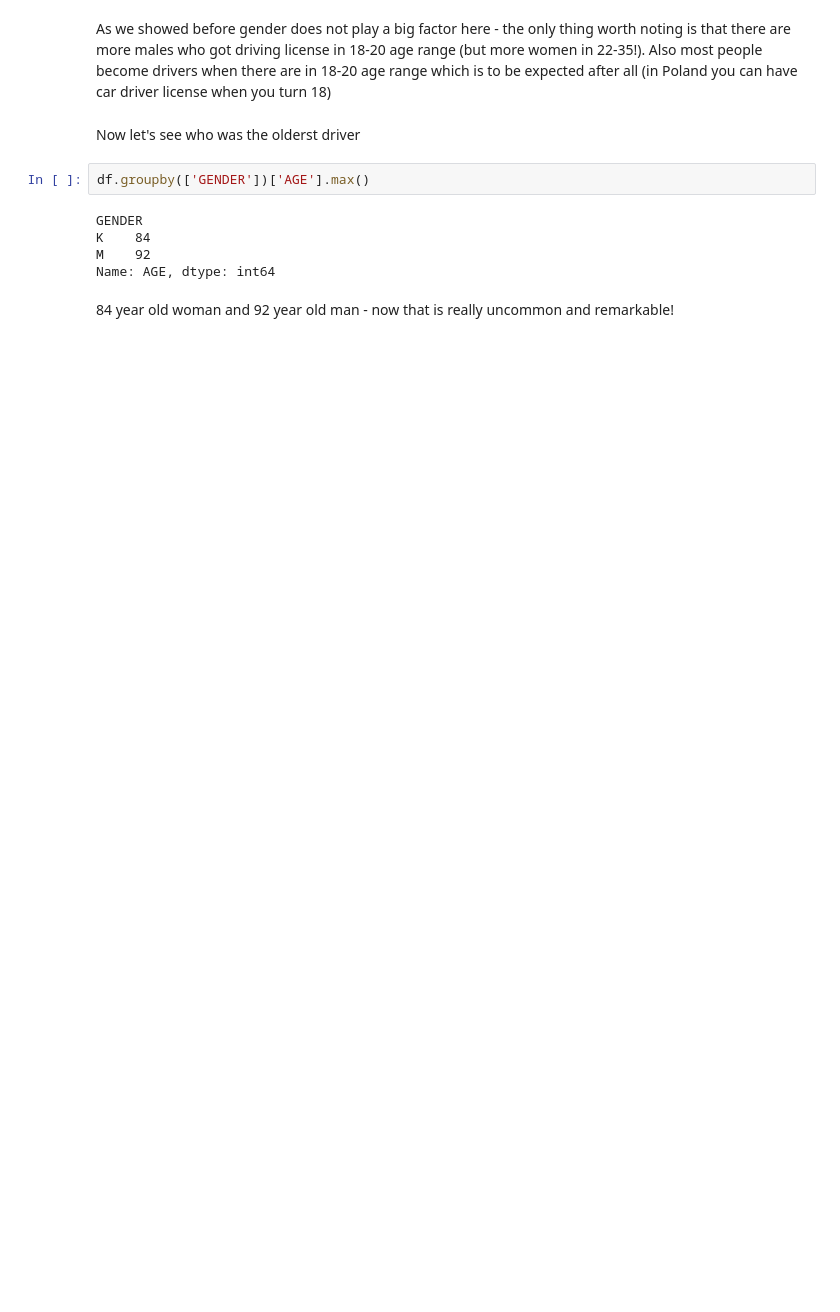
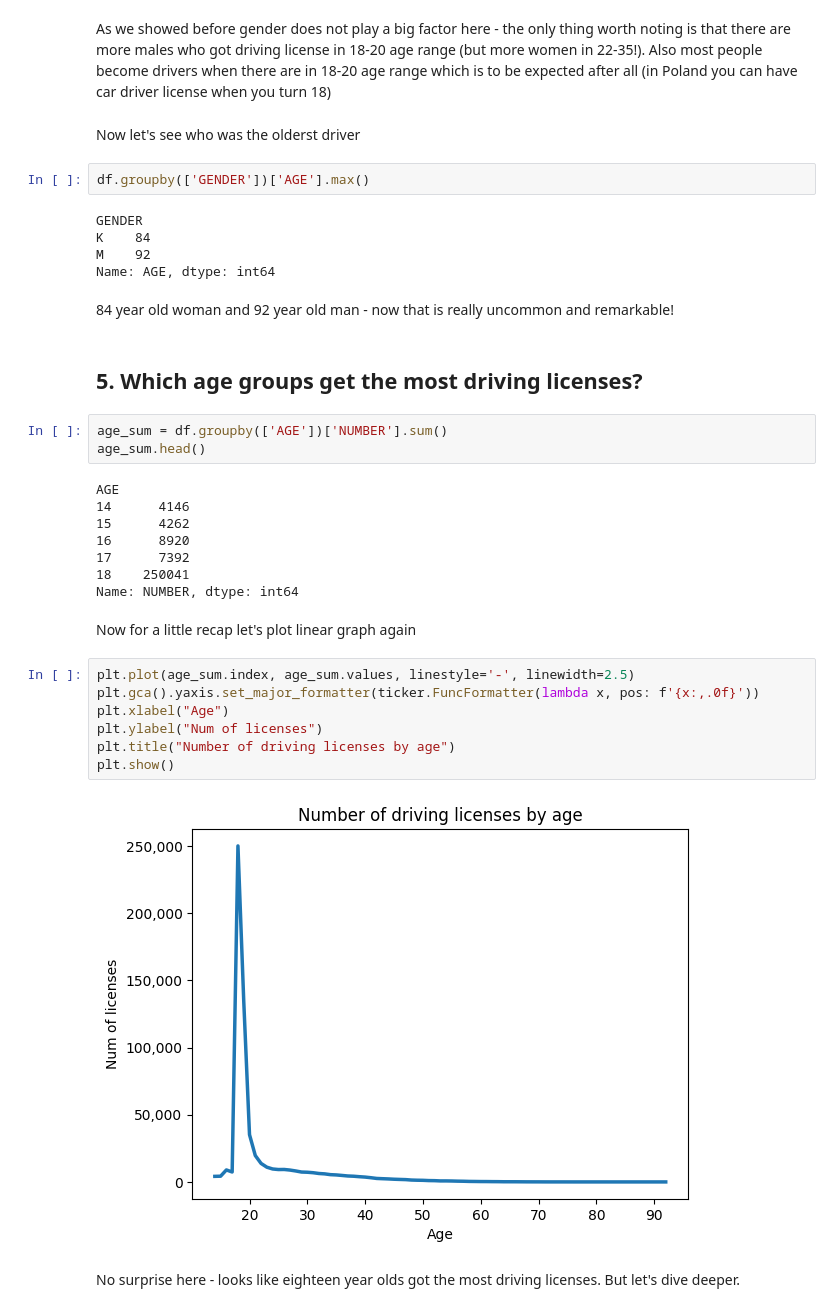
Before and after one commit to izabelakolodziejska/driver_license_analysis, a Jupyter notebook: analysis.ipynb, the cells around one changed output. Drawn from its saved outputs; the diff is of its cells as text; blank space fills up the shorter version.

```diff
--- a/analysis.ipynb
+++ b/analysis.ipynb
@@ -193,3 +192,29 @@ M    92
 Name: AGE, dtype: int64
 # %% [markdown]
 84 year old woman and 92 year old man - now that is really uncommon and remarkable!
+# %% [markdown]
+## 5. Which age groups get the most driving licenses?
+# %%
+age_sum = df.groupby(['AGE'])['NUMBER'].sum()
+age_sum.head()
+# %% [output]
+AGE
+14      4146
+15      4262
+16      8920
+17      7392
+18    250041
+Name: NUMBER, dtype: int64
+# %% [markdown]
+Now for a little recap let's plot linear graph again
+# %%
+plt.plot(age_sum.index, age_sum.values, linestyle='-', linewidth=2.5)
+plt.gca().yaxis.set_major_formatter(ticker.FuncFormatter(lambda x, pos: f'{x:,.0f}'))
+plt.xlabel("Age")
+plt.ylabel("Num of licenses")
+plt.title("Number of driving licenses by age")
+plt.show()
+# %% [output]
+[figure, added]
+# %% [markdown]
+No surprise here - looks like eighteen year olds got the most driving licenses. But let's dive deeper.
```
Also changed, not shown: parts of 8 cells of this notebook.
